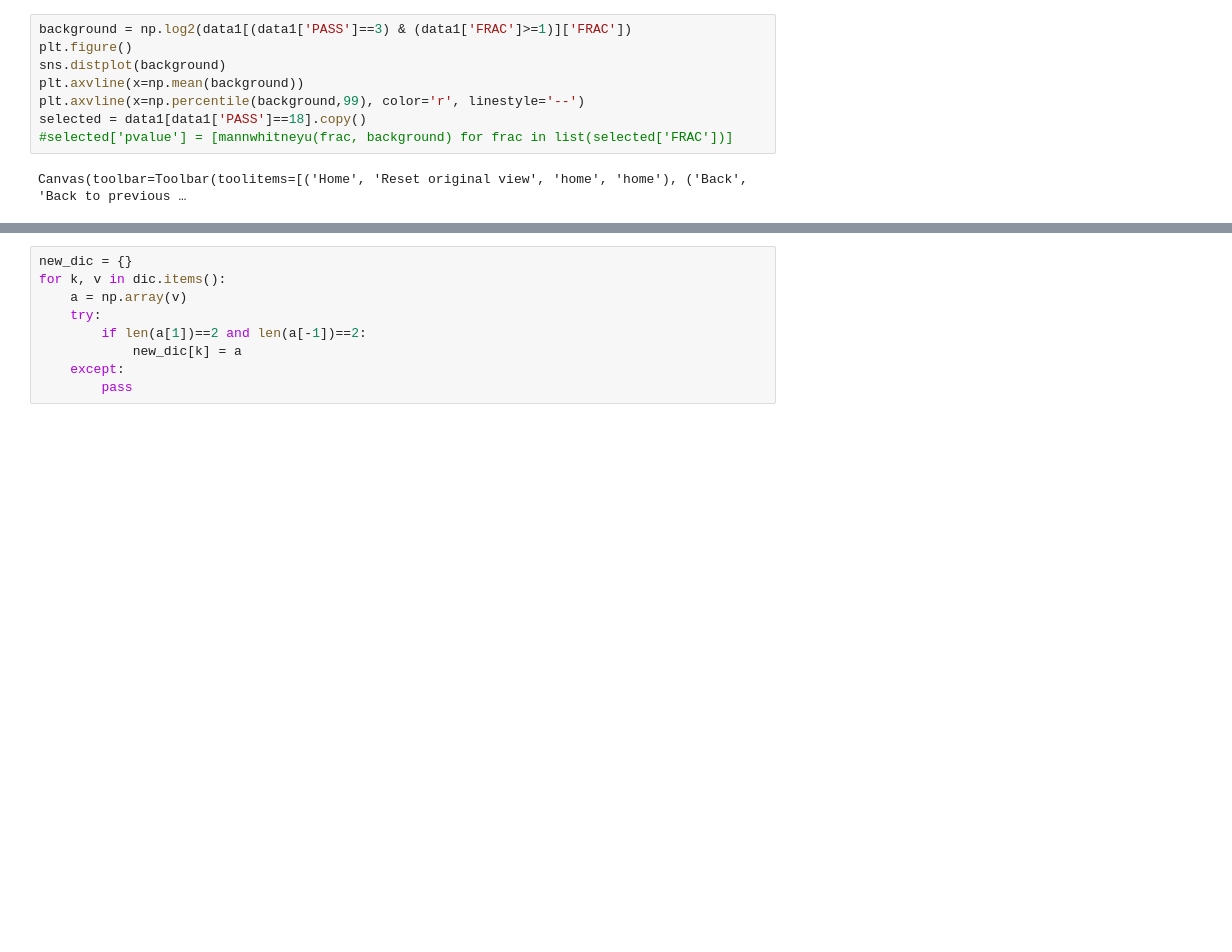
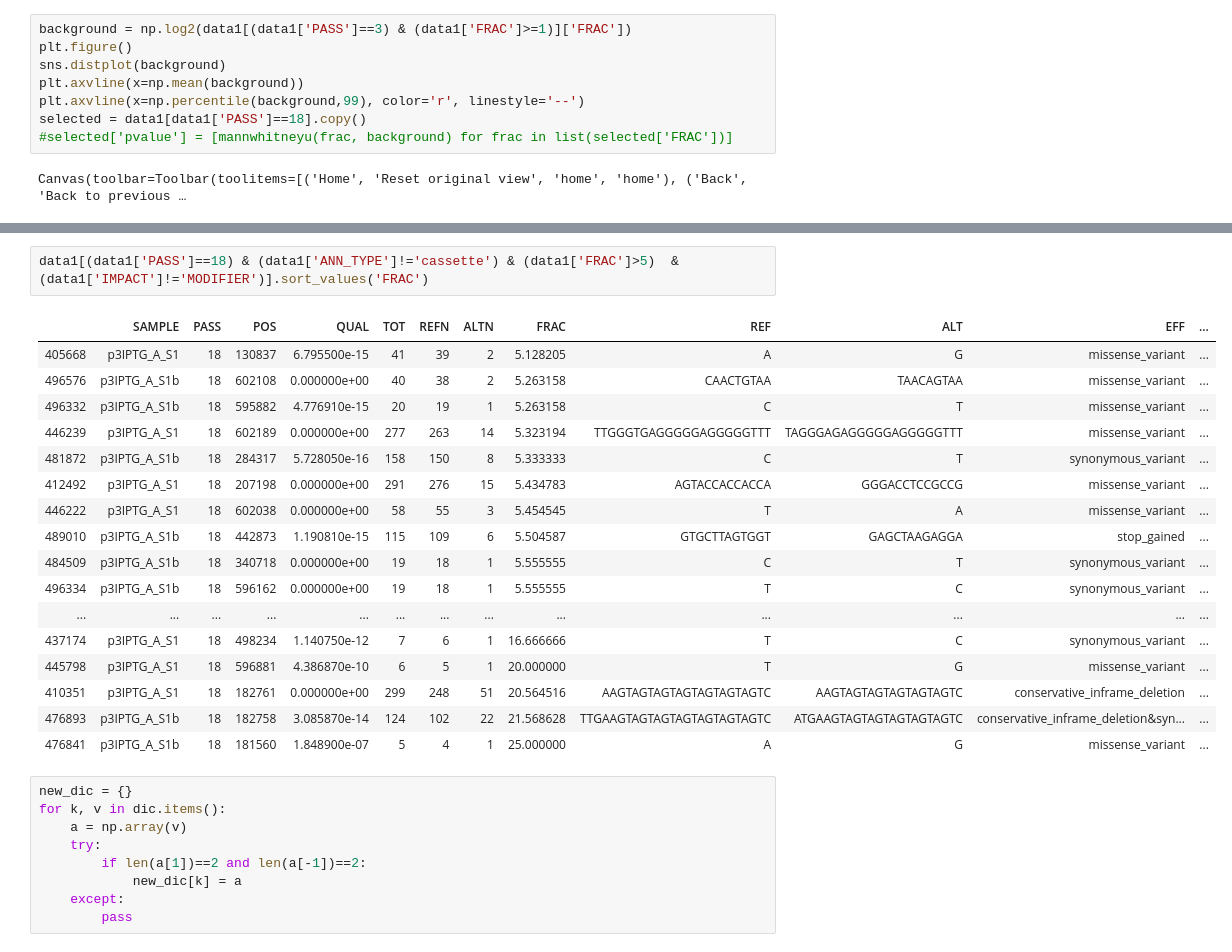
Before and after one commit to CRG-CNAG/killswitch, a Jupyter notebook: ksanalysis.ipynb, the cells around one changed output, grey strips where cells are left out. Drawn from its saved outputs; the diff is of its cells as text; blank space fills up the shorter version.

```diff
--- a/ksanalysis.ipynb
+++ b/ksanalysis.ipynb
@@ -714,3 +877,23 @@ Canvas(toolbar=Toolbar(toolitems=[('Home', 'Reset original view', 'home', 'home'
+# %%
+data1[(data1['PASS']==18) & (data1['ANN_TYPE']!='cassette') & (data1['FRAC']>5)  & (data1['IMPACT']!='MODIFIER')].sort_values('FRAC')
+# %% [output]
+|  | SAMPLE | PASS | POS | QUAL | TOT | REFN | ALTN | FRAC | REF | ALT | EFF | ... |
+| 405668 | p3IPTG_A_S1 | 18 | 130837 | 6.795500e-15 | 41 | 39 | 2 | 5.128205 | A | G | missense_variant | ... |
+| 496576 | p3IPTG_A_S1b | 18 | 602108 | 0.000000e+00 | 40 | 38 | 2 | 5.263158 | CAACTGTAA | TAACAGTAA | missense_variant | ... |
+| 496332 | p3IPTG_A_S1b | 18 | 595882 | 4.776910e-15 | 20 | 19 | 1 | 5.263158 | C | T | missense_variant | ... |
+| 446239 | p3IPTG_A_S1 | 18 | 602189 | 0.000000e+00 | 277 | 263 | 14 | 5.323194 | TTGGGTGAGGGGGAGGGGGTTT | TAGGGAGAGGGGGAGGGGGTTT | missense_variant | ... |
+| 481872 | p3IPTG_A_S1b | 18 | 284317 | 5.728050e-16 | 158 | 150 | 8 | 5.333333 | C | T | synonymous_variant | ... |
+| 412492 | p3IPTG_A_S1 | 18 | 207198 | 0.000000e+00 | 291 | 276 | 15 | 5.434783 | AGTACCACCACCA | GGGACCTCCGCCG | missense_variant | ... |
+| 446222 | p3IPTG_A_S1 | 18 | 602038 | 0.000000e+00 | 58 | 55 | 3 | 5.454545 | T | A | missense_variant | ... |
+| 489010 | p3IPTG_A_S1b | 18 | 442873 | 1.190810e-15 | 115 | 109 | 6 | 5.504587 | GTGCTTAGTGGT | GAGCTAAGAGGA | stop_gained | ... |
+| 484509 | p3IPTG_A_S1b | 18 | 340718 | 0.000000e+00 | 19 | 18 | 1 | 5.555555 | C | T | synonymous_variant | ... |
+| 496334 | p3IPTG_A_S1b | 18 | 596162 | 0.000000e+00 | 19 | 18 | 1 | 5.555555 | T | C | synonymous_variant | ... |
+| ... | ... | ... | ... | ... | ... | ... | ... | ... | ... | ... | ... | ... |
+| 437174 | p3IPTG_A_S1 | 18 | 498234 | 1.140750e-12 | 7 | 6 | 1 | 16.666666 | T | C | synonymous_variant | ... |
+| 445798 | p3IPTG_A_S1 | 18 | 596881 | 4.386870e-10 | 6 | 5 | 1 | 20.000000 | T | G | missense_variant | ... |
+| 410351 | p3IPTG_A_S1 | 18 | 182761 | 0.000000e+00 | 299 | 248 | 51 | 20.564516 | AAGTAGTAGTAGTAGTAGTAGTC | AAGTAGTAGTAGTAGTAGTC | conservative_inframe_deletion | ... |
+| 476893 | p3IPTG_A_S1b | 18 | 182758 | 3.085870e-14 | 124 | 102 | 22 | 21.568628 | TTGAAGTAGTAGTAGTAGTAGTAGTC | ATGAAGTAGTAGTAGTAGTAGTC | conservative_inframe_deletion&syn... | ... |
+| 476841 | p3IPTG_A_S1b | 18 | 181560 | 1.848900e-07 | 5 | 4 | 1 | 25.000000 | A | G | missense_variant | ... |
 # %%
 new_dic = {}
 for k, v in dic.items():
```
Also changed, not shown: parts of 22 cells of this notebook, 11 other files.
